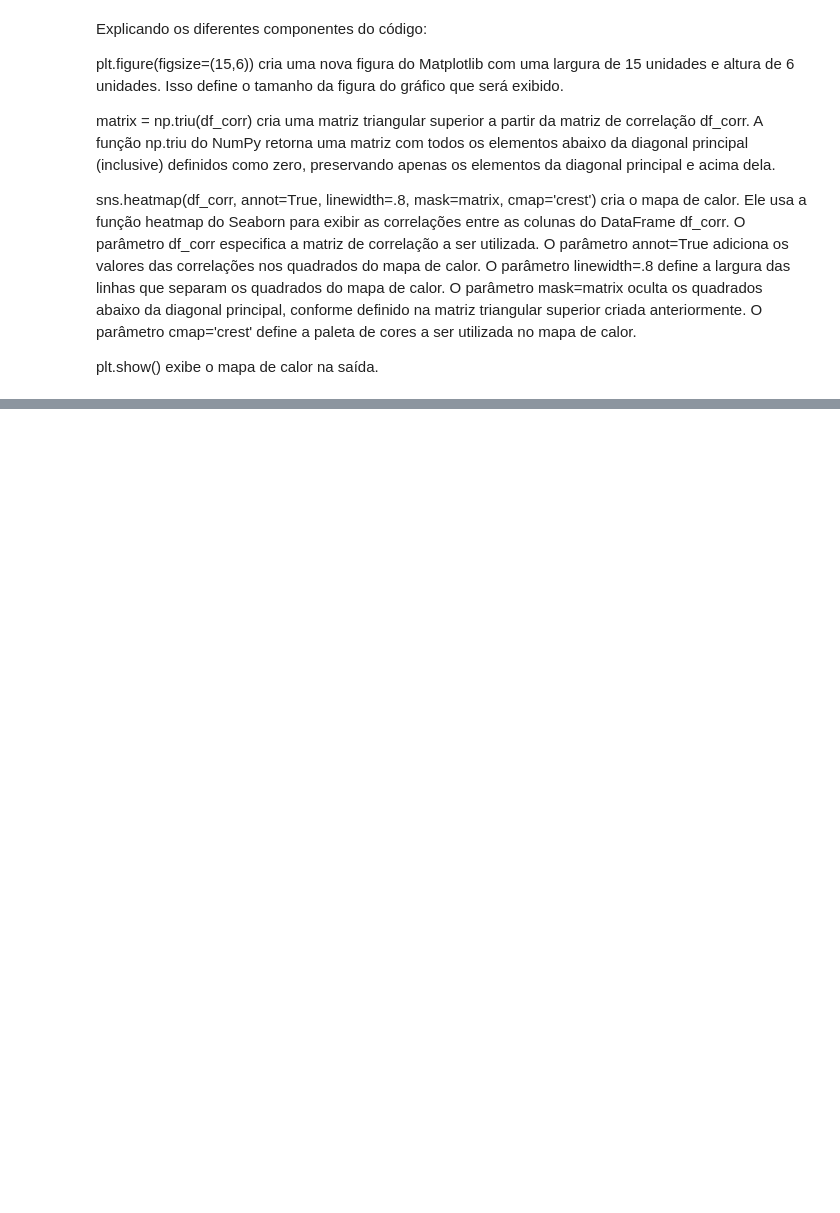
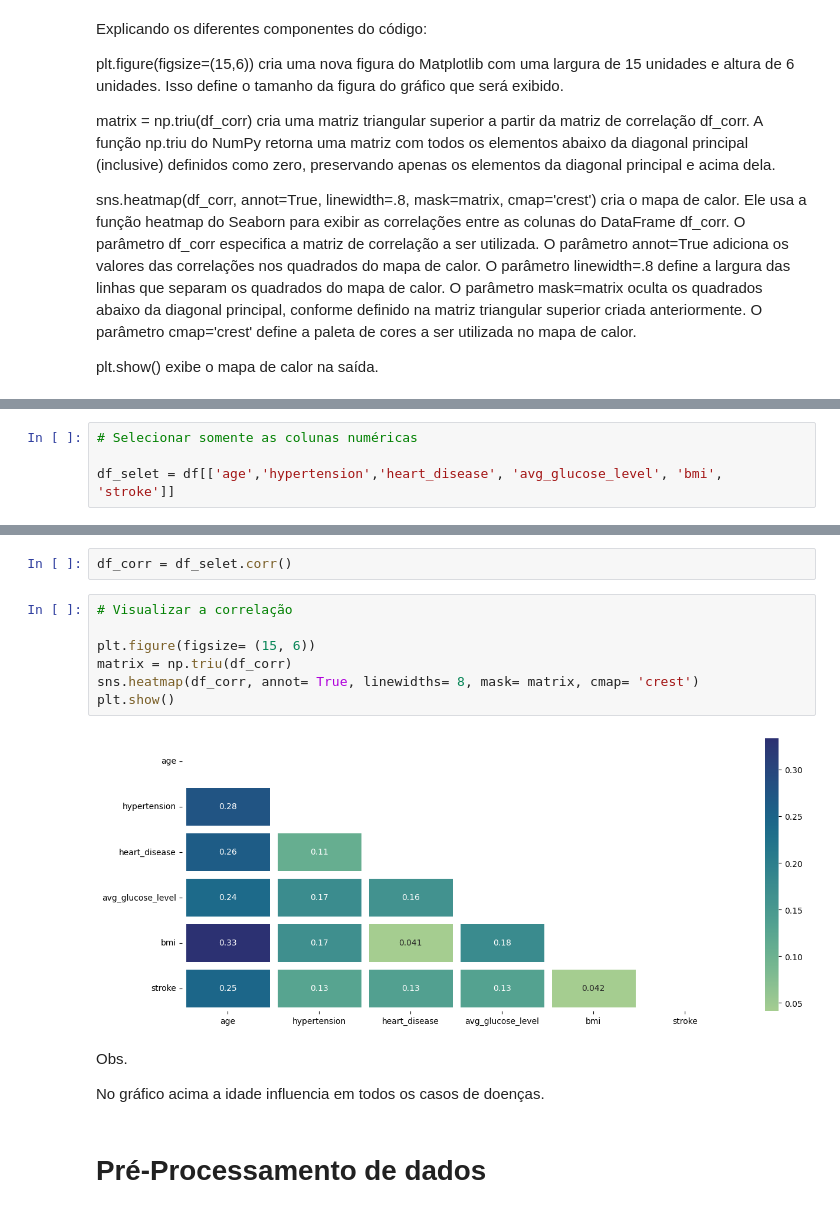
Before and after one commit to Leo-alves2/Acidente_Vascular-Cerebral, a Jupyter notebook: Analise.ipynb, the cells around one changed output, grey strips where cells are left out. Cells and saved outputs as stored; diff of their text form; blank space fills up the shorter version.

```diff
--- a/Analise.ipynb
+++ b/Analise.ipynb
@@ -670,0 +701,4 @@ df.columns
+# %%
+# Selecionar somente as colunas numéricas
+
+df_selet = df[['age','hypertension','heart_disease', 'avg_glucose_level', 'bmi', 'stroke']]
@@ -670,0 +717,17 @@ df.columns
+# %%
+df_corr = df_selet.corr()
+# %%
+# Visualizar a correlação
+
+plt.figure(figsize= (15, 6))
+matrix = np.triu(df_corr)
+sns.heatmap(df_corr, annot= True, linewidths= 8, mask= matrix, cmap= 'crest')
+plt.show()
+# %% [output]
+[figure, added]
+# %% [markdown]
+Obs.
+
+No gráfico acima a idade influencia em todos os casos de doenças.
+# %% [markdown]
+# Pré-Processamento de dados
```
Also changed, not shown: parts of 39 cells of this notebook.
